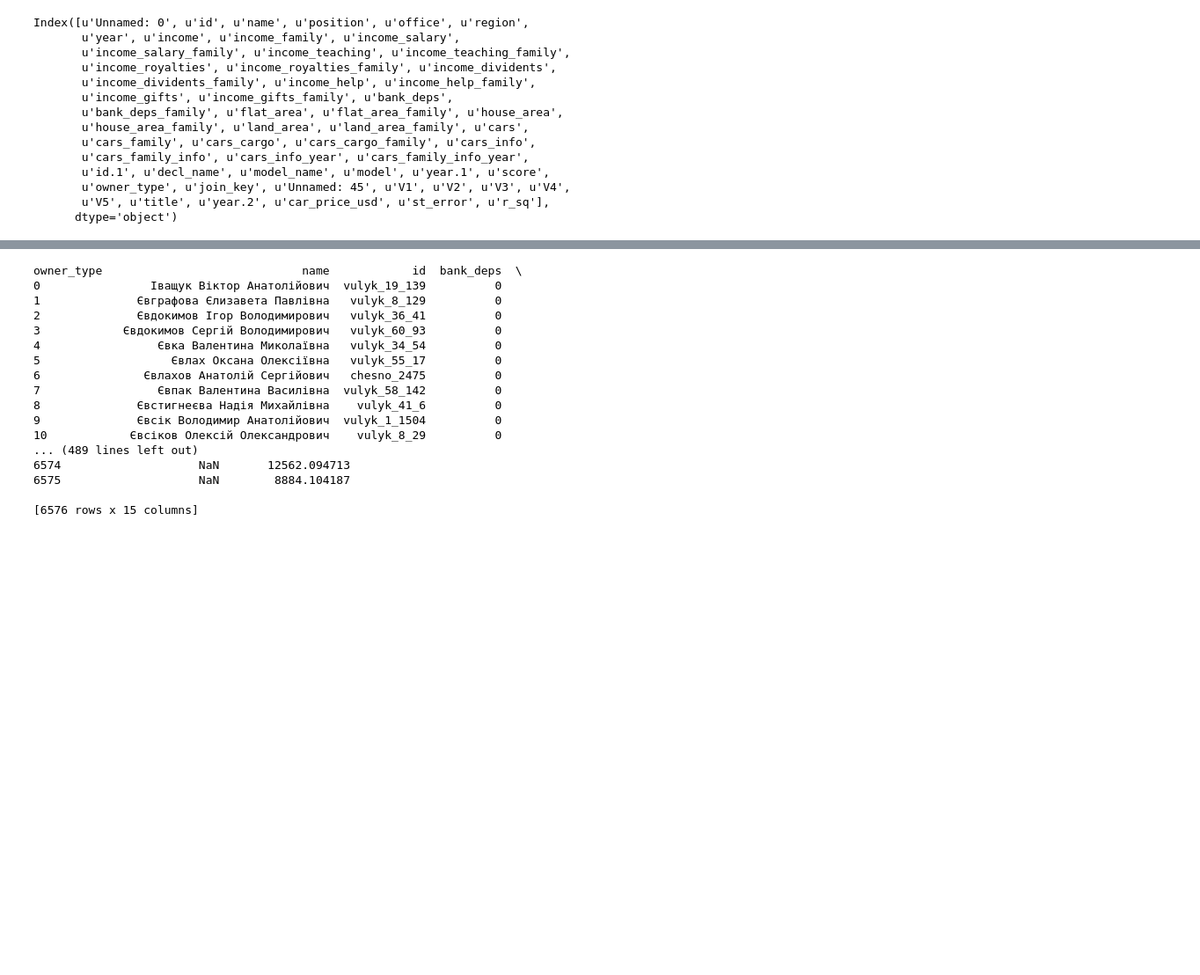
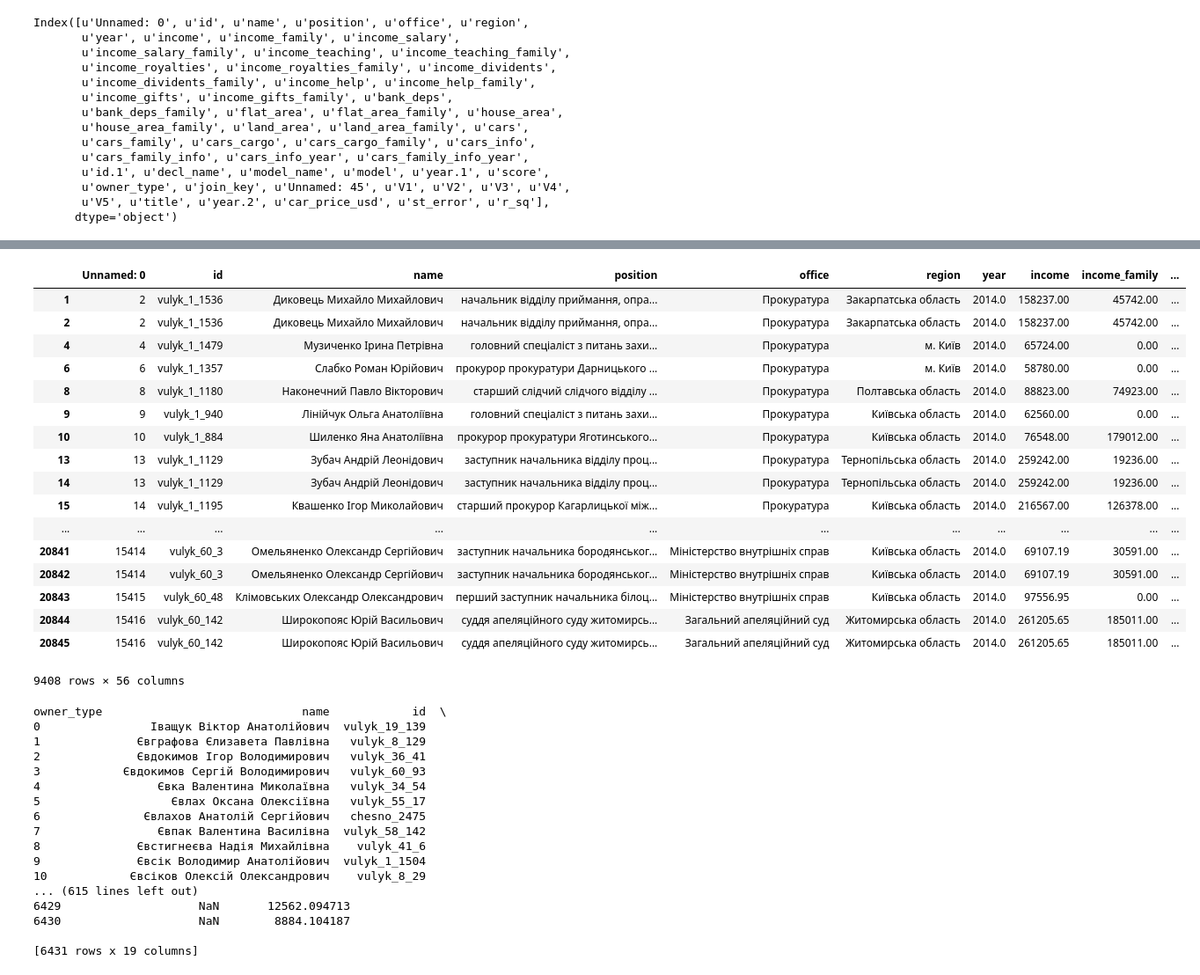
Before and after one commit to yarynam/texty_declaration_game, a Jupyter notebook: Cars_update.ipynb, the cells around one changed output, grey strips where cells are left out. Shown at 88% size. Cells and saved outputs as stored; diff of their text form; code cells hidden in the pictures; blank space fills up the shorter version.

Commit message:
without Parliament VII

```diff
--- a/Cars_update.ipynb
+++ b/Cars_update.ipynb
@@ -30,28 +50,52 @@ dn = dn[dn.car_price_usd >= 0]
+# %%
+#filter Parliament VII
+dn = dn[dn.position != "Депутат 7-го скликання"]
+
+dn
+# %% [output]
+|  | Unnamed: 0 | id | name | position | office | region | year | income | income_family | ... |
+| 1 | 2 | vulyk_1_1536 | Диковець Михайло Михайлович | начальник відділу приймання, опра... | Прокуратура | Закарпатська область | 2014.0 | 158237.00 | 45742.00 | ... |
+| 2 | 2 | vulyk_1_1536 | Диковець Михайло Михайлович | начальник відділу приймання, опра... | Прокуратура | Закарпатська область | 2014.0 | 158237.00 | 45742.00 | ... |
+| 4 | 4 | vulyk_1_1479 | Музиченко Ірина Петрівна | головний спеціаліст з питань захи... | Прокуратура | м. Київ | 2014.0 | 65724.00 | 0.00 | ... |
+| 6 | 6 | vulyk_1_1357 | Слабко Роман Юрійович | прокурор прокуратури Дарницького ... | Прокуратура | м. Київ | 2014.0 | 58780.00 | 0.00 | ... |
+| 8 | 8 | vulyk_1_1180 | Наконечний Павло Вікторович | старший слідчий слідчого відділу ... | Прокуратура | Полтавська область | 2014.0 | 88823.00 | 74923.00 | ... |
+| 9 | 9 | vulyk_1_940 | Лінійчук Ольга Анатоліївна | головний спеціаліст з питань захи... | Прокуратура | Київська область | 2014.0 | 62560.00 | 0.00 | ... |
+| 10 | 10 | vulyk_1_884 | Шиленко Яна Анатоліївна | прокурор прокуратури Яготинського... | Прокуратура | Київська область | 2014.0 | 76548.00 | 179012.00 | ... |
+| 13 | 13 | vulyk_1_1129 | Зубач Андрій Леонідович | заступник начальника відділу проц... | Прокуратура | Тернопільська область | 2014.0 | 259242.00 | 19236.00 | ... |
+| 14 | 13 | vulyk_1_1129 | Зубач Андрій Леонідович | заступник начальника відділу проц... | Прокуратура | Тернопільська область | 2014.0 | 259242.00 | 19236.00 | ... |
+| 15 | 14 | vulyk_1_1195 | Квашенко Ігор Миколайович | старший прокурор Кагарлицької між... | Прокуратура | Київська область | 2014.0 | 216567.00 | 126378.00 | ... |
+| ... | ... | ... | ... | ... | ... | ... | ... | ... | ... | ... |
+| 20841 | 15414 | vulyk_60_3 | Омельяненко Олександр Сергійович | заступник начальника бородянськог... | Міністерство внутрішніх справ | Київська область | 2014.0 | 69107.19 | 30591.00 | ... |
+| 20842 | 15414 | vulyk_60_3 | Омельяненко Олександр Сергійович | заступник начальника бородянськог... | Міністерство внутрішніх справ | Київська область | 2014.0 | 69107.19 | 30591.00 | ... |
+| 20843 | 15415 | vulyk_60_48 | Клімовських Олександр Олександрович | перший заступник начальника білоц... | Міністерство внутрішніх справ | Київська область | 2014.0 | 97556.95 | 0.00 | ... |
+| 20844 | 15416 | vulyk_60_142 | Широкопояс Юрій Васильович | суддя апеляційного суду житомирсь... | Загальний апеляційний суд | Житомирська область | 2014.0 | 261205.65 | 185011.00 | ... |
+| 20845 | 15416 | vulyk_60_142 | Широкопояс Юрій Васильович | суддя апеляційного суду житомирсь... | Загальний апеляційний суд | Житомирська область | 2014.0 | 261205.65 | 185011.00 | ... |
+9408 rows × 56 columns
 # %%
 #filter NaN
 dn = dn[pd.notnull(dn['car_price_usd'])]
 # %%
 # Create separate columтs for personal_cars_sum & family_cars_sum
-filtered = dn['car_price_usd'].groupby([df['name'], df['id'], df['bank_deps'], df['bank_deps_family'], df['position'], df['flat_area'], df['flat_area_family'], df['house_area'], df['house_area_family'], df['income_salary'],  df['income_salary_family'], df['cars_info'], df['cars_family_info'], df['owner_type']]).aggregate(sum).unstack().rename(columns={'cars_family_info': 'family_cars_sum','cars_info': 'personal_cars_sum' }).reset_index()
+filtered = dn['car_price_usd'].groupby([df['name'], df['id'], df['office'], df['region'], df['income'], df['income_family'], df['bank_deps'], df['bank_deps_family'], df['position'], df['flat_area'], df['flat_area_family'], df['house_area'], df['house_area_family'], df['income_salary'],  df['income_salary_family'], df['cars_info'], df['cars_family_info'], df['owner_type']]).aggregate(sum).unstack().rename(columns={'cars_family_info': 'family_cars_sum','cars_info': 'personal_cars_sum' }).reset_index()
 print filtered
 # %% [output]
-owner_type                             name            id  bank_deps  \
-0                Iващук Віктор Анатолійович  vulyk_19_139          0
-1              Євграфова Єлизавета Павлівна   vulyk_8_129          0
-2              Євдокимов Ігор Володимирович   vulyk_36_41          0
-3            Євдокимов Сергій Володимирович   vulyk_60_93          0
-4                 Євка Валентина Миколаївна   vulyk_34_54          0
-5                   Євлах Оксана Олексіївна   vulyk_55_17          0
-6               Євлахов Анатолій Сергійович   chesno_2475          0
-7                 Євпак Валентина Василівна  vulyk_58_142          0
-8              Євстигнеєва Надія Михайлівна    vulyk_41_6          0
-9              Євсік Володимир Анатолійович  vulyk_1_1504          0
-10            Євсіков Олексій Олександрович    vulyk_8_29          0
-... (489 lines left out)
-6574                    NaN       12562.094713
-6575                    NaN        8884.104187
+owner_type                             name            id  \
+0                Iващук Віктор Анатолійович  vulyk_19_139
+1              Євграфова Єлизавета Павлівна   vulyk_8_129
+2              Євдокимов Ігор Володимирович   vulyk_36_41
+3            Євдокимов Сергій Володимирович   vulyk_60_93
+4                 Євка Валентина Миколаївна   vulyk_34_54
+5                   Євлах Оксана Олексіївна   vulyk_55_17
+6               Євлахов Анатолій Сергійович   chesno_2475
+7                 Євпак Валентина Василівна  vulyk_58_142
+8              Євстигнеєва Надія Михайлівна    vulyk_41_6
+9              Євсік Володимир Анатолійович  vulyk_1_1504
+10            Євсіков Олексій Олександрович    vulyk_8_29
+... (615 lines left out)
+6429                    NaN       12562.094713
+6430                    NaN        8884.104187
 
-[6576 rows x 15 columns]
+[6431 rows x 19 columns]
 # %%
 print(filtered.columns)
 # %% [output]
```
Also changed, not shown: parts of 15 cells of this notebook, 8 other files.
